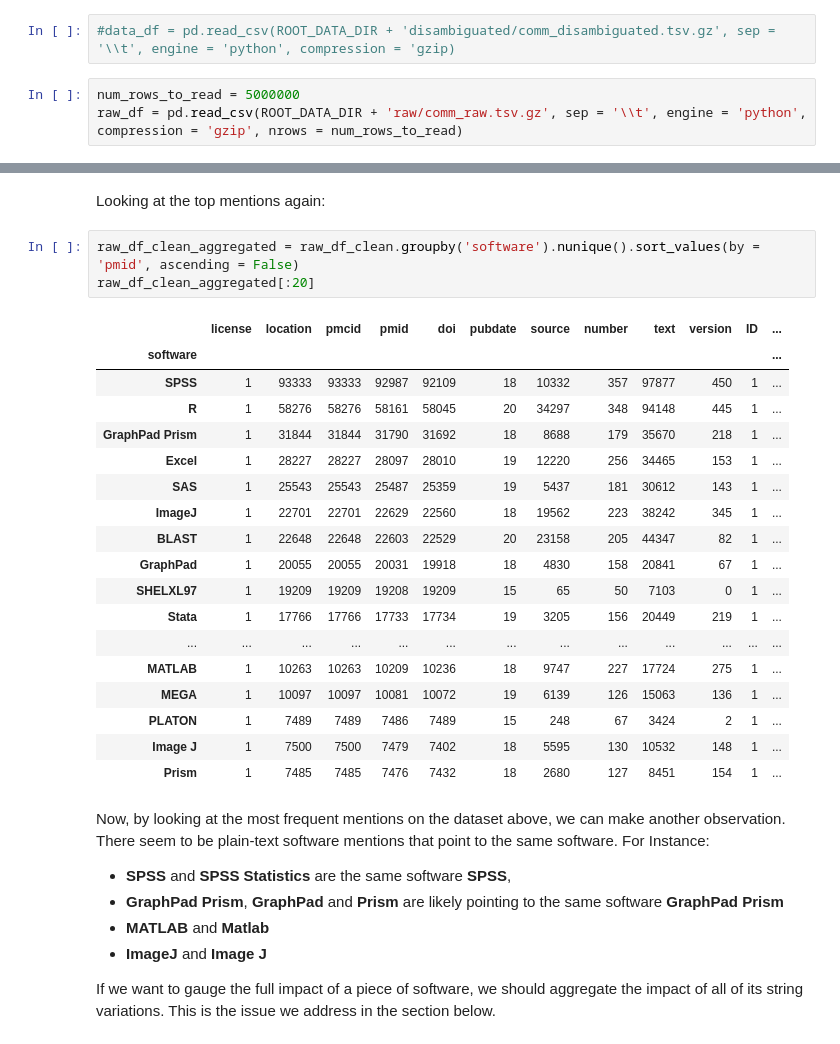
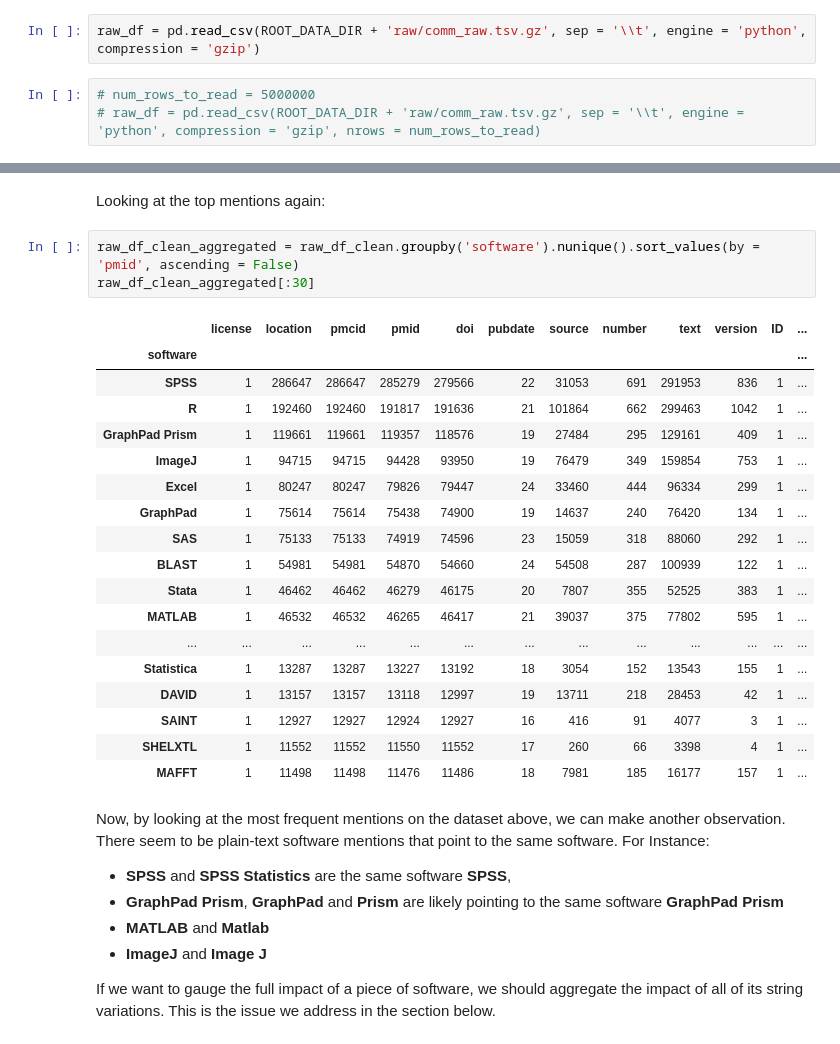
Before and after one commit to chanzuckerberg/software-mentions, a Jupyter notebook: sample_notebooks/Interacting with the dataset.ipynb, the cells around one changed output, grey strips where cells are left out. Saved outputs shown, nothing was run; the diff lists cells and outputs as text.

```diff
--- a/sample_notebooks/Interacting with the dataset.ipynb
+++ b/sample_notebooks/Interacting with the dataset.ipynb
@@ -93,9 +93,9 @@ Note that we offer an example of reading only the first 1000000 rows of the data
 For full analysis of the dataset, you should take `nrows=num_rows_to_read` out and run:
 # %%
-#data_df = pd.read_csv(ROOT_DATA_DIR + 'disambiguated/comm_disambiguated.tsv.gz', sep = '\\t', engine = 'python', compression = 'gzip)
+raw_df = pd.read_csv(ROOT_DATA_DIR + 'raw/comm_raw.tsv.gz', sep = '\\t', engine = 'python', compression = 'gzip')
 # %%
-num_rows_to_read = 5000000
-raw_df = pd.read_csv(ROOT_DATA_DIR + 'raw/comm_raw.tsv.gz', sep = '\\t', engine = 'python', compression = 'gzip', nrows = num_rows_to_read)
+# num_rows_to_read = 5000000
+# raw_df = pd.read_csv(ROOT_DATA_DIR + 'raw/comm_raw.tsv.gz', sep = '\\t', engine = 'python', compression = 'gzip', nrows = num_rows_to_read)
 # %% [markdown]
 <color value = red>**Warning**</color>: It may take a while for the command to finish running (up to an hour), especially for the `comm` and `publishers_collection`. <br>
 If you would like to quickly interact with the dataset, we recommend opening the `non_comm` file first, as it's the smallest one. <br><br>
@@ -292,26 +292,26 @@ raw_df_clean = raw_df[raw_df['curation_label'] != 'not_software']
 Looking at the top mentions again:
 # %%
 raw_df_clean_aggregated = raw_df_clean.groupby('software').nunique().sort_values(by = 'pmid', ascending = False)
-raw_df_clean_aggregated[:20]
+raw_df_clean_aggregated[:30]
 # %% [output]
 |  | license | location | pmcid | pmid | doi | pubdate | source | number | text | version | ID | ... |
 | software |  |  |  |  |  |  |  |  |  |  |  | ... |
-| SPSS | 1 | 93333 | 93333 | 92987 | 92109 | 18 | 10332 | 357 | 97877 | 450 | 1 | ... |
-| R | 1 | 58276 | 58276 | 58161 | 58045 | 20 | 34297 | 348 | 94148 | 445 | 1 | ... |
-| GraphPad Prism | 1 | 31844 | 31844 | 31790 | 31692 | 18 | 8688 | 179 | 35670 | 218 | 1 | ... |
-| Excel | 1 | 28227 | 28227 | 28097 | 28010 | 19 | 12220 | 256 | 34465 | 153 | 1 | ... |
-| SAS | 1 | 25543 | 25543 | 25487 | 25359 | 19 | 5437 | 181 | 30612 | 143 | 1 | ... |
-| ImageJ | 1 | 22701 | 22701 | 22629 | 22560 | 18 | 19562 | 223 | 38242 | 345 | 1 | ... |
-| BLAST | 1 | 22648 | 22648 | 22603 | 22529 | 20 | 23158 | 205 | 44347 | 82 | 1 | ... |
-| GraphPad | 1 | 20055 | 20055 | 20031 | 19918 | 18 | 4830 | 158 | 20841 | 67 | 1 | ... |
-| SHELXL97 | 1 | 19209 | 19209 | 19208 | 19209 | 15 | 65 | 50 | 7103 | 0 | 1 | ... |
-| Stata | 1 | 17766 | 17766 | 17733 | 17734 | 19 | 3205 | 156 | 20449 | 219 | 1 | ... |
+| SPSS | 1 | 286647 | 286647 | 285279 | 279566 | 22 | 31053 | 691 | 291953 | 836 | 1 | ... |
+| R | 1 | 192460 | 192460 | 191817 | 191636 | 21 | 101864 | 662 | 299463 | 1042 | 1 | ... |
+| GraphPad Prism | 1 | 119661 | 119661 | 119357 | 118576 | 19 | 27484 | 295 | 129161 | 409 | 1 | ... |
+| ImageJ | 1 | 94715 | 94715 | 94428 | 93950 | 19 | 76479 | 349 | 159854 | 753 | 1 | ... |
+| Excel | 1 | 80247 | 80247 | 79826 | 79447 | 24 | 33460 | 444 | 96334 | 299 | 1 | ... |
+| GraphPad | 1 | 75614 | 75614 | 75438 | 74900 | 19 | 14637 | 240 | 76420 | 134 | 1 | ... |
+| SAS | 1 | 75133 | 75133 | 74919 | 74596 | 23 | 15059 | 318 | 88060 | 292 | 1 | ... |
+| BLAST | 1 | 54981 | 54981 | 54870 | 54660 | 24 | 54508 | 287 | 100939 | 122 | 1 | ... |
+| Stata | 1 | 46462 | 46462 | 46279 | 46175 | 20 | 7807 | 355 | 52525 | 383 | 1 | ... |
+| MATLAB | 1 | 46532 | 46532 | 46265 | 46417 | 21 | 39037 | 375 | 77802 | 595 | 1 | ... |
 | ... | ... | ... | ... | ... | ... | ... | ... | ... | ... | ... | ... | ... |
-| MATLAB | 1 | 10263 | 10263 | 10209 | 10236 | 18 | 9747 | 227 | 17724 | 275 | 1 | ... |
-| MEGA | 1 | 10097 | 10097 | 10081 | 10072 | 19 | 6139 | 126 | 15063 | 136 | 1 | ... |
-| PLATON | 1 | 7489 | 7489 | 7486 | 7489 | 15 | 248 | 67 | 3424 | 2 | 1 | ... |
-| Image J | 1 | 7500 | 7500 | 7479 | 7402 | 18 | 5595 | 130 | 10532 | 148 | 1 | ... |
-| Prism | 1 | 7485 | 7485 | 7476 | 7432 | 18 | 2680 | 127 | 8451 | 154 | 1 | ... |
+| Statistica | 1 | 13287 | 13287 | 13227 | 13192 | 18 | 3054 | 152 | 13543 | 155 | 1 | ... |
+| DAVID | 1 | 13157 | 13157 | 13118 | 12997 | 19 | 13711 | 218 | 28453 | 42 | 1 | ... |
+| SAINT | 1 | 12927 | 12927 | 12924 | 12927 | 16 | 416 | 91 | 4077 | 3 | 1 | ... |
+| SHELXTL | 1 | 11552 | 11552 | 11550 | 11552 | 17 | 260 | 66 | 3398 | 4 | 1 | ... |
+| MAFFT | 1 | 11498 | 11498 | 11476 | 11486 | 18 | 7981 | 185 | 16177 | 157 | 1 | ... |
 # %% [markdown]
 <a id='dataset_interaction_disambiguated_freq_samples'></a>
 Now, by looking at the most frequent mentions on the dataset above, we can make another observation. There seem to be plain-text software mentions that point to the same software. For Instance:
```
Also changed, not shown: parts of 29 cells of this notebook.
